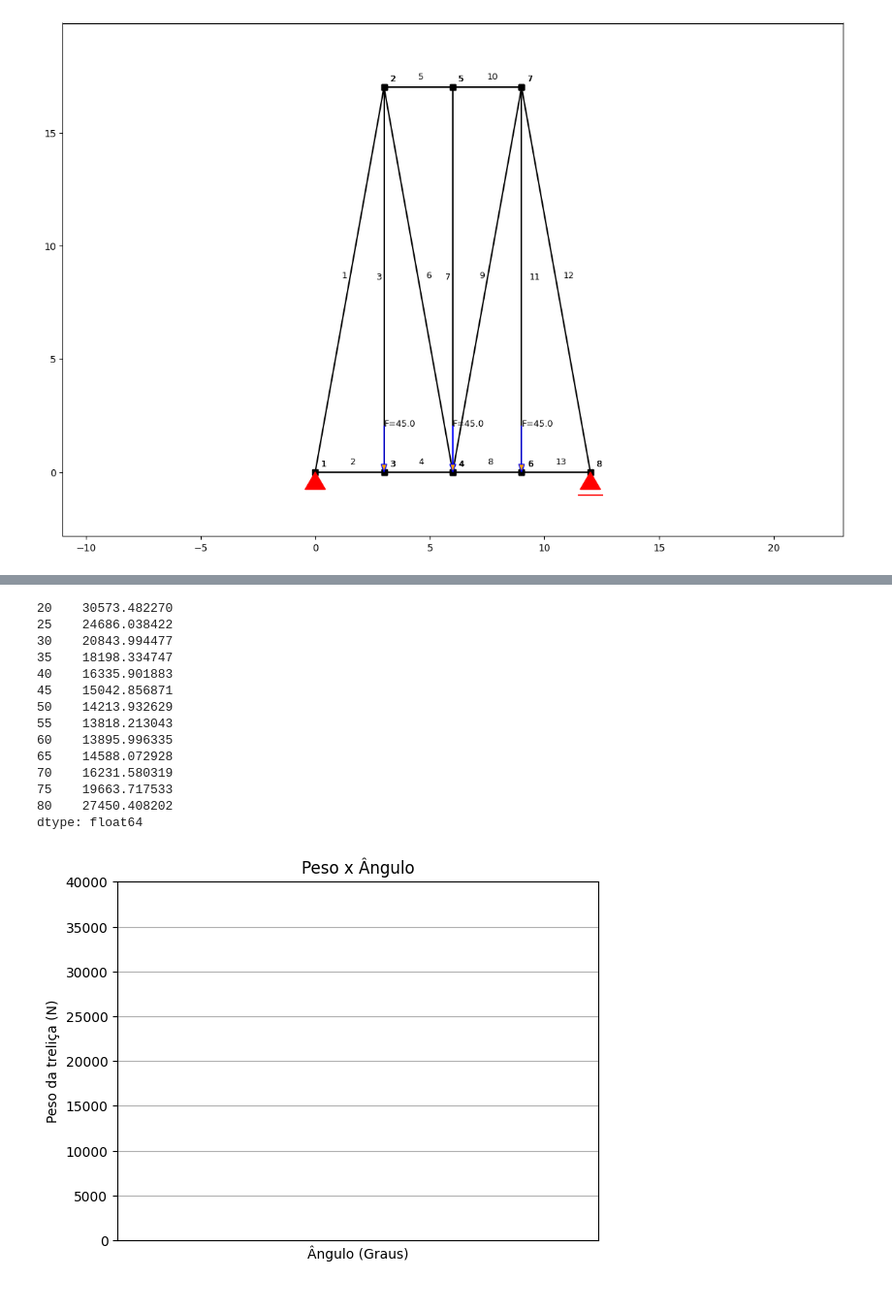
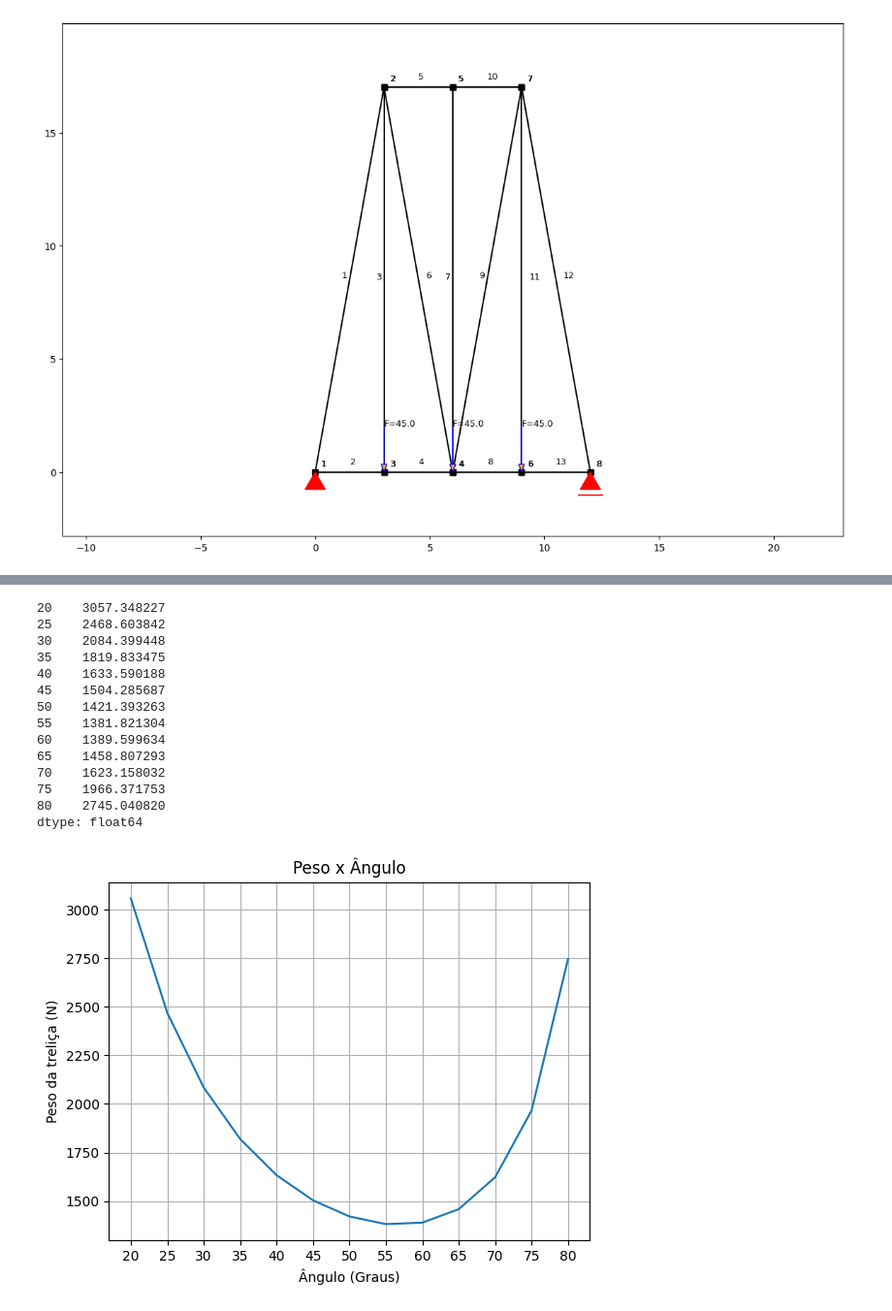
Before and after one commit to weldersalvador/Numerical-analysis-Python, a Jupyter notebook: Treliças/anastruct.ipynb, the cells around one changed output, grey strips where cells are left out. Shown at 97% size. Saved outputs shown, nothing was run; the diff lists cells and outputs as text; code cells hidden in the pictures.

Commit message:
Finding the best theta angle that minimizes the weight of the truss

```diff
--- a/Treliças/anastruct.ipynb
+++ b/Treliças/anastruct.ipynb
@@ -64,9 +57,7 @@ for theta in thetas:
           ss.add_support_roll(node_id = node_id,direction = 2)
   ss.solve()
   ss.show_structure()
-  i = 0
-  results.append(ss.get_element_results(element_id = i))
-  i += 1
+  results.append(ss.get_element_results())
 # %% [output]
 [figure]
 [figure]
@@ -84,10 +95,13 @@ for theta in thetas:
 # %%
+n_thetas = len(thetas)
+n_barras = len(conec)
+
 normal = np.zeros(shape = (13,13))
 
 lengths = np.zeros(shape = (13,13))
 
-for i in range(13):
-  for j in range(13):
+for i in range(n_thetas):
+  for j in range(n_barras):
     normal[i][j] = results[i][j]["Nmax"]
     lengths[i][j] = results[i][j]["length"]
 # %%
@@ -97,7 +111,7 @@ length_df.index = [f"theta = {theta}" for theta in thetas]
 normal_df = pd.DataFrame(data = normal)
 normal_df.index = [f"theta = {theta}" for theta in thetas]
 
-diametros = np.sqrt(4*np.abs(normal * 10e3)/ (140e6 * np.pi))
+diametros = np.sqrt(4*np.abs(normal * 1e3)/ (140e6 * np.pi))
 
 diametros_df = pd.DataFrame(data = diametros)
 diametros_df.index = [f"theta = {theta}" for theta in thetas]
@@ -113,27 +127,26 @@ pesp_df.index = [f"{theta}" for theta in thetas]
 pesos = pesp_df.sum(axis = 1)
 pesos
 # %% [output]
-20    30573.482270
-25    24686.038422
-30    20843.994477
-35    18198.334747
-40    16335.901883
-45    15042.856871
-50    14213.932629
-55    13818.213043
-60    13895.996335
-65    14588.072928
-70    16231.580319
-75    19663.717533
-80    27450.408202
+20    3057.348227
+25    2468.603842
+30    2084.399448
+35    1819.833475
+40    1633.590188
+45    1504.285687
+50    1421.393263
+55    1381.821304
+60    1389.599634
+65    1458.807293
+70    1623.158032
+75    1966.371753
+80    2745.040820
 dtype: float64
 # %%
 plt.plot(pesos)
 plt.title("Peso x Ângulo")
 plt.xlabel("Ângulo (Graus)")
 plt.ylabel("Peso da treliça (N)")
 plt.grid()
-plt.axis([20,80,0,40000])
 plt.show()
 # %% [output]
-[figure, old version]
+[figure, new version]
```
Also changed, not shown: parts of 6 cells of this notebook.
